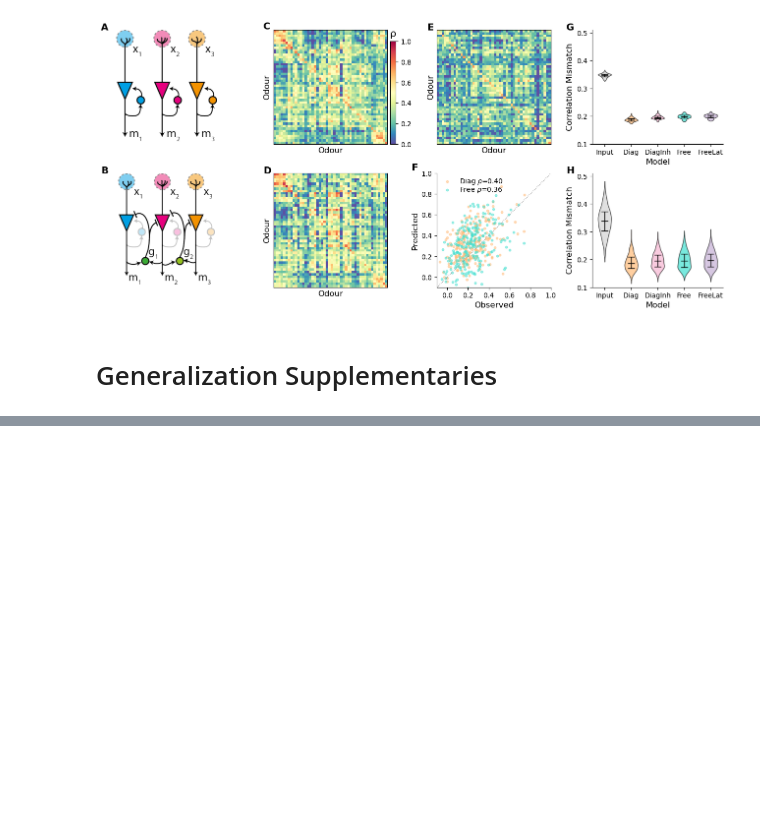
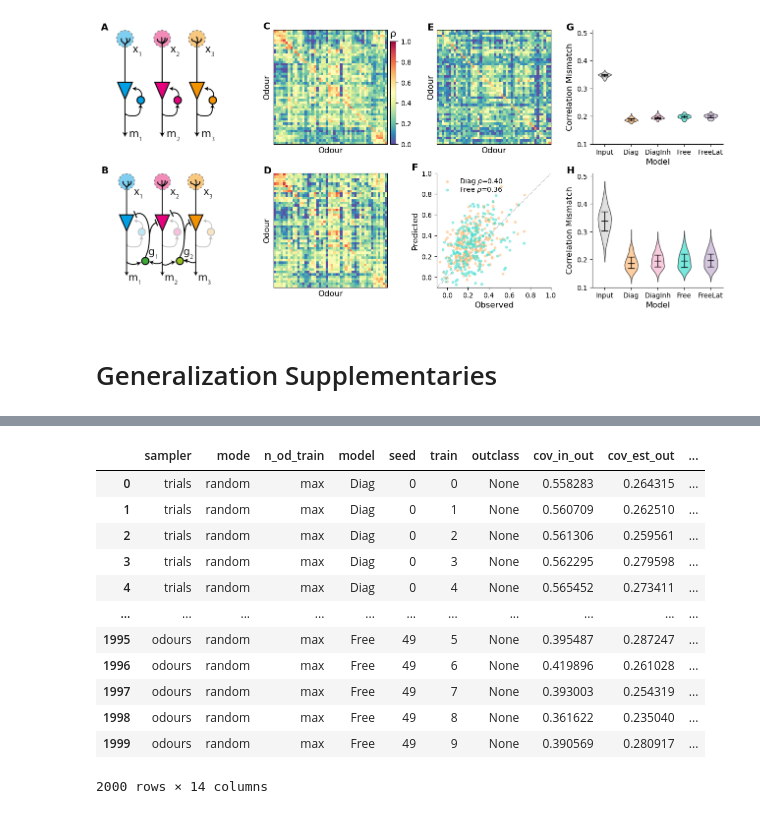
Before and after one commit to stootoon/glom-io-transform-release, a Jupyter notebook: glom_io_transform/analysis/fig_driver.ipynb, the cells around one changed output, grey strips where cells are left out. Drawn from its saved outputs; the diff is of its cells as text; code cells hidden in the pictures; blank space fills up the shorter version.

```diff
--- a/glom_io_transform/analysis/fig_driver.ipynb
+++ b/glom_io_transform/analysis/fig_driver.ipynb
@@ -106,3 +108,19 @@ TypeError: BaseContext.split() missing 1 required positional argument: 'n_od_tra
+# %%
+generalization_data.df
+# %% [output]
+|  | sampler | mode | n_od_train | model | seed | train | outclass | cov_in_out | cov_est_out | ... |
+| 0 | trials | random | max | Diag | 0 | 0 | None | 0.558283 | 0.264315 | ... |
+| 1 | trials | random | max | Diag | 0 | 1 | None | 0.560709 | 0.262510 | ... |
+| 2 | trials | random | max | Diag | 0 | 2 | None | 0.561306 | 0.259561 | ... |
+| 3 | trials | random | max | Diag | 0 | 3 | None | 0.562295 | 0.279598 | ... |
+| 4 | trials | random | max | Diag | 0 | 4 | None | 0.565452 | 0.273411 | ... |
+| ... | ... | ... | ... | ... | ... | ... | ... | ... | ... | ... |
+| 1995 | odours | random | max | Free | 49 | 5 | None | 0.395487 | 0.287247 | ... |
+| 1996 | odours | random | max | Free | 49 | 6 | None | 0.419896 | 0.261028 | ... |
+| 1997 | odours | random | max | Free | 49 | 7 | None | 0.393003 | 0.254319 | ... |
+| 1998 | odours | random | max | Free | 49 | 8 | None | 0.361622 | 0.235040 | ... |
+| 1999 | odours | random | max | Free | 49 | 9 | None | 0.390569 | 0.280917 | ... |
+2000 rows × 14 columns
 # %%
 from glom_io_transform.analysis.figures import generalization as fig_generalization; reload(fig_generalization)
 figname_stem = os.path.basename(generalization_data.cache_file).replace(".pkl", "")
```
Also changed, not shown: parts of 2 cells of this notebook, 2 other files.
